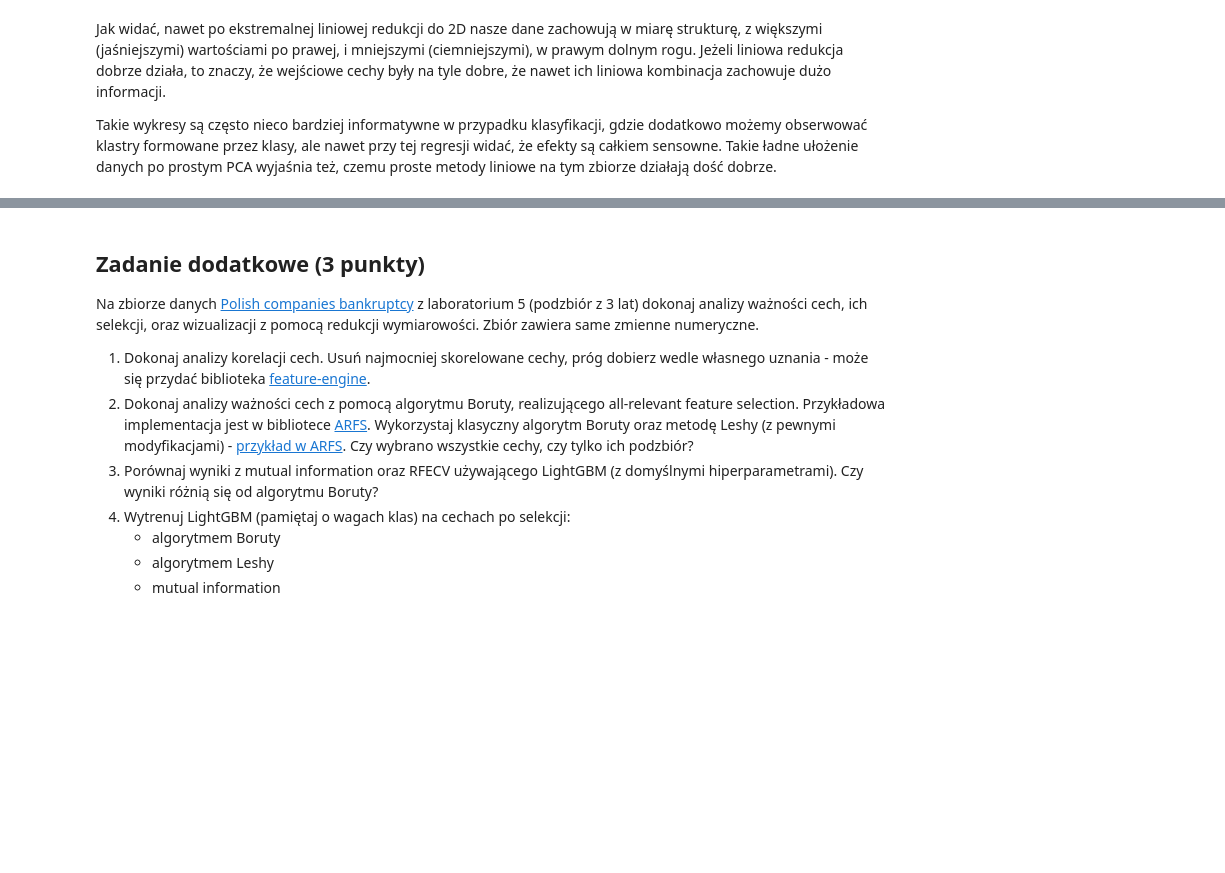
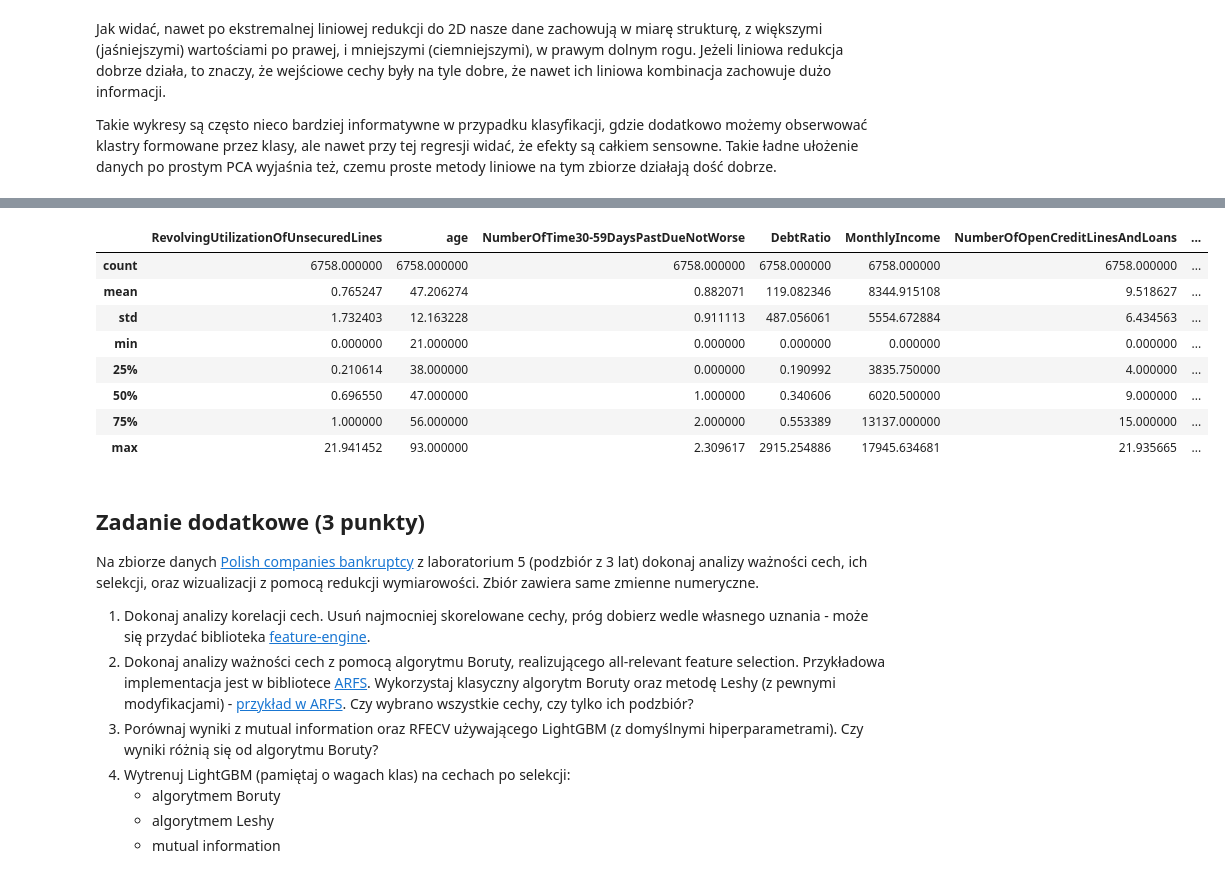
Before and after one commit to Wenszel/agh-machine-learning, a Jupyter notebook: 06_feature_selection_dimensionality_reduction/notebook.ipynb, the cells around one changed output, grey strips where cells are left out. Cells and saved outputs as stored; diff of their text form; code cells hidden in the pictures; blank space fills up the shorter version.

```diff
--- a/06_feature_selection_dimensionality_reduction/notebook.ipynb
+++ b/06_feature_selection_dimensionality_reduction/notebook.ipynb
@@ -969,3 +950,27 @@ KeyError: "None of [Index([     1,      7,     63,     91,    118,    122,    15
+# %%
+pc = X_embed[y_trimmed == 0]
+
+center = pc.mean(axis=0)
+distances = np.linalg.norm(pc - center, axis=1)
+
+threshold = np.percentile(distances, 95)
+outlier_mask_class0 = distances > threshold
+
+idx_class0 = X_winsorized.index[y_trimmed == 0]
+outlier_indices = idx_class0[outlier_mask_class0]
+
+X_outliers = X_winsorized.loc[outlier_indices]
+X_outliers.describe()
+# %% [output]
+|  | RevolvingUtilizationOfUnsecuredLines | age | NumberOfTime30-59DaysPastDueNotWorse | DebtRatio | MonthlyIncome | NumberOfOpenCreditLinesAndLoans | ... |
+| count | 6758.000000 | 6758.000000 | 6758.000000 | 6758.000000 | 6758.000000 | 6758.000000 | ... |
+| mean | 0.765247 | 47.206274 | 0.882071 | 119.082346 | 8344.915108 | 9.518627 | ... |
+| std | 1.732403 | 12.163228 | 0.911113 | 487.056061 | 5554.672884 | 6.434563 | ... |
+| min | 0.000000 | 21.000000 | 0.000000 | 0.000000 | 0.000000 | 0.000000 | ... |
+| 25% | 0.210614 | 38.000000 | 0.000000 | 0.190992 | 3835.750000 | 4.000000 | ... |
+| 50% | 0.696550 | 47.000000 | 1.000000 | 0.340606 | 6020.500000 | 9.000000 | ... |
+| 75% | 1.000000 | 56.000000 | 2.000000 | 0.553389 | 13137.000000 | 15.000000 | ... |
+| max | 21.941452 | 93.000000 | 2.309617 | 2915.254886 | 17945.634681 | 21.935665 | ... |
 # %% [markdown]
 ## Zadanie dodatkowe (3 punkty)
 
```
Also changed, not shown: parts of 24 cells of this notebook, 2 other files.
